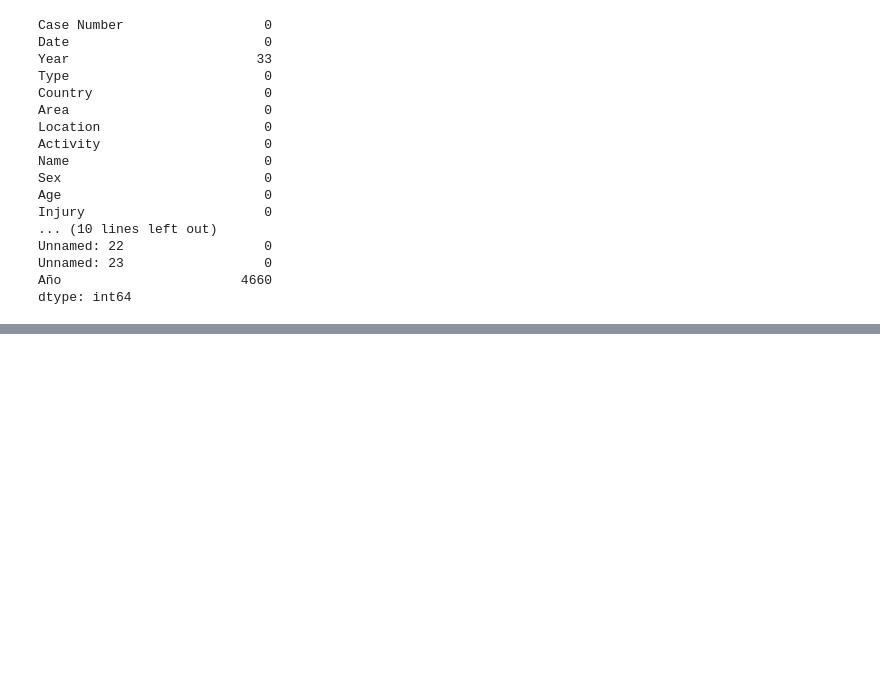
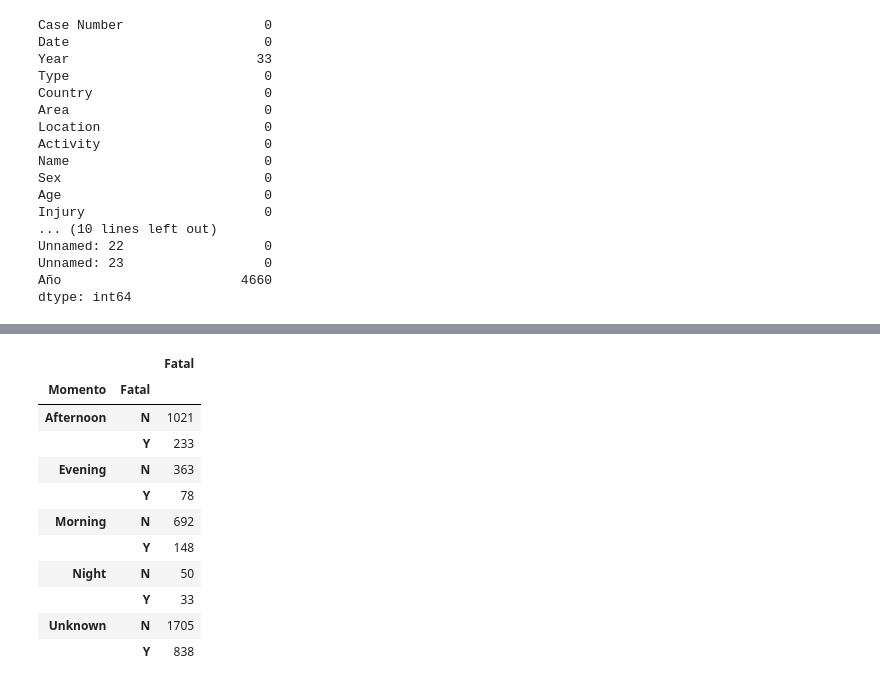
Before and after one commit to alvarorivasg/project-pandas, a Jupyter notebook: pandasproject.ipynb, the cells around one changed output, grey strips where cells are left out. Cells and saved outputs as stored; diff of their text form; code cells hidden in the pictures; blank space fills up the shorter version.

```diff
--- a/pandasproject.ipynb
+++ b/pandasproject.ipynb
@@ -909,0 +1020,3 @@ Name: Momento, dtype: int64
+# %%
+#esto borra las filas null
+lata=sata[~sata['Fatal'].isnull()]
@@ -909,0 +1034,15 @@ Name: Momento, dtype: int64
+# %%
+lata.groupby(['Momento','Fatal']).agg({'Fatal':'count'})
+# %% [output]
+|  |  | Fatal |
+| Momento | Fatal |  |
+| Afternoon | N | 1021 |
+|  | Y | 233 |
+| Evening | N | 363 |
+|  | Y | 78 |
+| Morning | N | 692 |
+|  | Y | 148 |
+| Night | N | 50 |
+|  | Y | 33 |
+| Unknown | N | 1705 |
+|  | Y | 838 |
```
Also changed, not shown: parts of 38 cells of this notebook, 1 other file.
